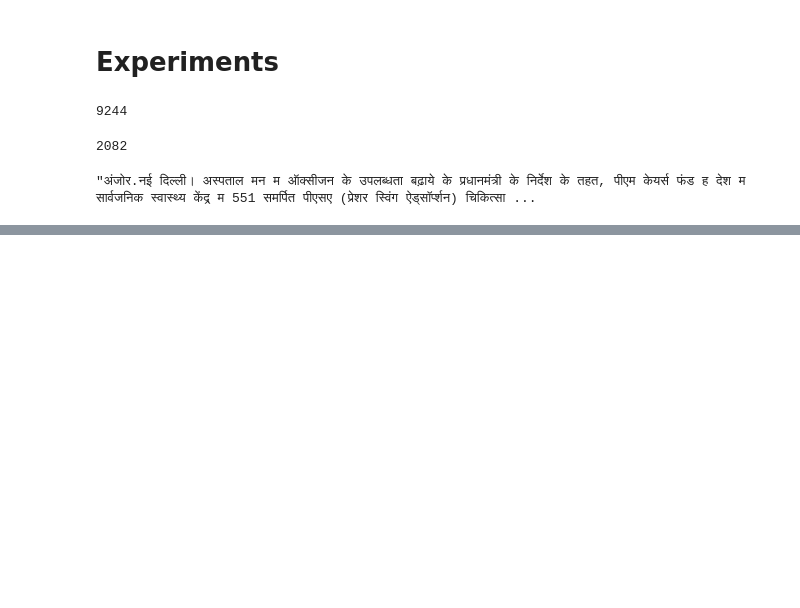
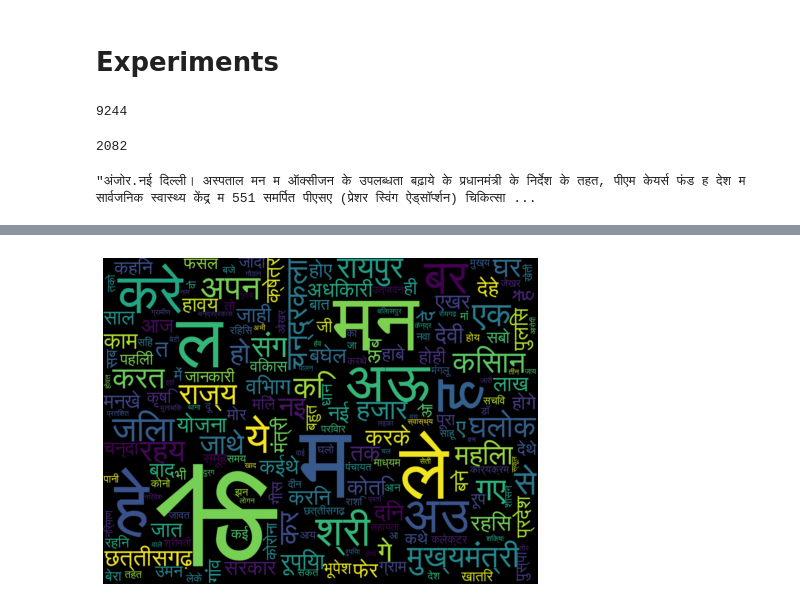
Before and after one commit to thepushkarp/chhattisgarhi, a Jupyter notebook: script.ipynb, the cells around one changed output, grey strips where cells are left out. Cells and saved outputs as stored; diff of their text form; code cells hidden in the pictures; blank space fills up the shorter version.

```diff
--- a/script.ipynb
+++ b/script.ipynb
@@ -14,8 +14,12 @@ import json
 import string
 from string import digits
 from collections import Counter
+import matplotlib.pyplot as plt
+import seaborn as sns
 import re
 import os
+
+sns.set()
 # %%
 %load_ext dotenv
 %dotenv
@@ -1206,3 +1207,16 @@ len(clean_sentences(mongra))
 read_from_link("https://www.anjor.online/2021/04/nrendra-modi-pm-india.html")
 # %% [output]
 "अंजोर.नई दिल्ली। अस्पताल मन म ऑक्सीजन के उपलब्धता बढ़ाये के प्रधानमंत्री के निर्देश के तहत, पीएम केयर्स फंड ह देश म सार्वजनिक स्वास्थ्य केंद्र म 551 समर्पित पीएसए (प्रेशर स्विंग ऐड्सॉर्प्शन) चिकित्सा ...
+# %%
+import csv
+
+count_dict = Counter()
+with open(
+    os.path.join("counts", "all_count.csv"), mode="r", encoding="utf-8"
+) as infile:
+    reader = csv.reader(infile)
+    for i, rows in enumerate(reader):
+        if i:
+            k = rows[0]
+            v = rows[1]
+            count_dict[k] = v
@@ -1208,0 +1314,23 @@ read_from_link("https://www.anjor.online/2021/04/nrendra-modi-pm-india.html")
+# %%
+import matplotlib.pyplot as plt
+from wordcloud import WordCloud
+
+font = "gargi.ttf"
+
+wordcloud = WordCloud(
+    width=1600,
+    height=1200,
+    max_font_size=500,
+    background_color="black",
+        regexp=r"[\u0900-\u097F]+",
+    font_path=font,
+)
+
+# wordcloud = WordCloud()
+wordcloud.generate_from_frequencies(frequencies=count_dict)
+plt.figure(figsize=(8,6))
+plt.imshow(wordcloud, interpolation="bilinear")
+plt.axis("off")
+plt.show()
+# %% [output]
+[figure, added]
```
Also changed, not shown: parts of 35 cells of this notebook, 3 other files.
